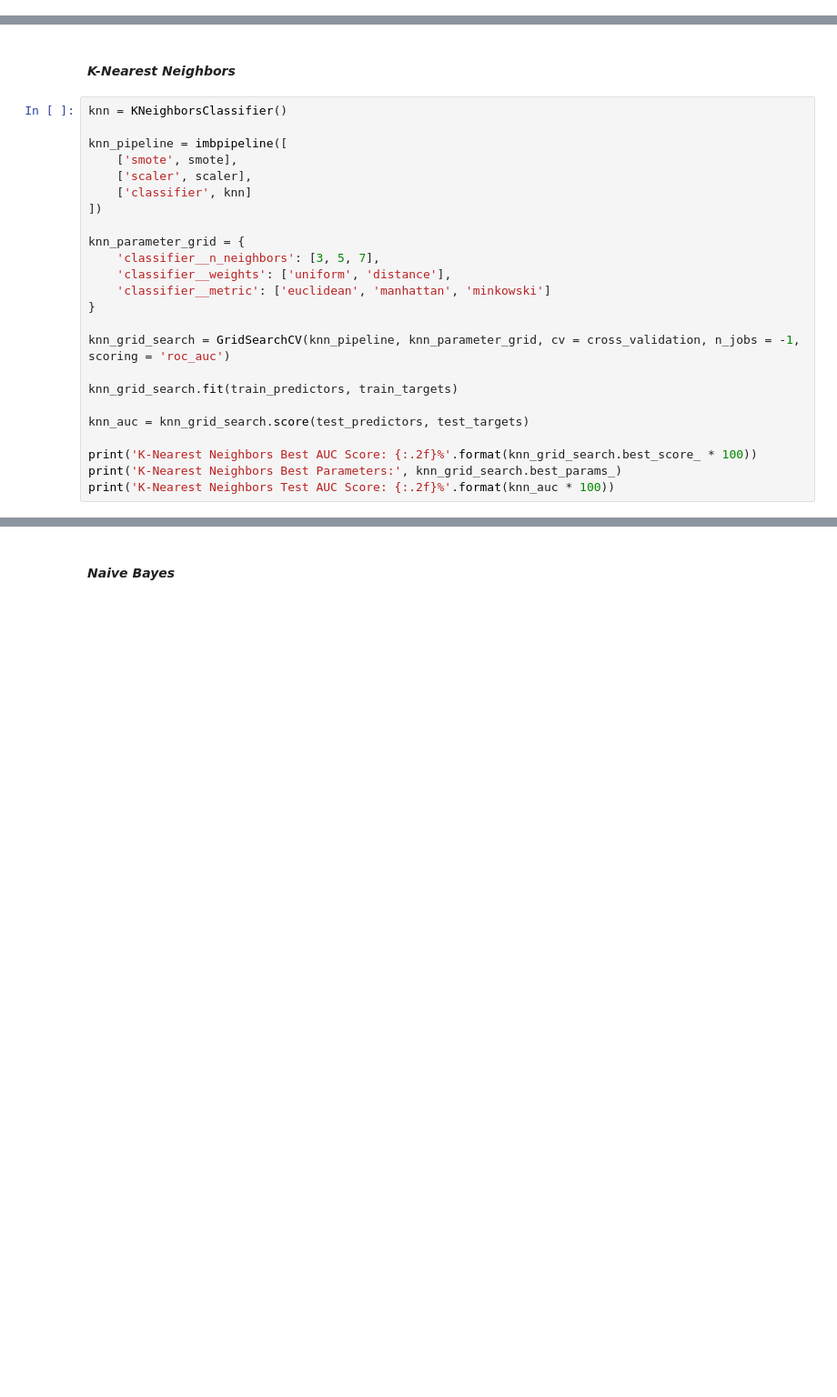
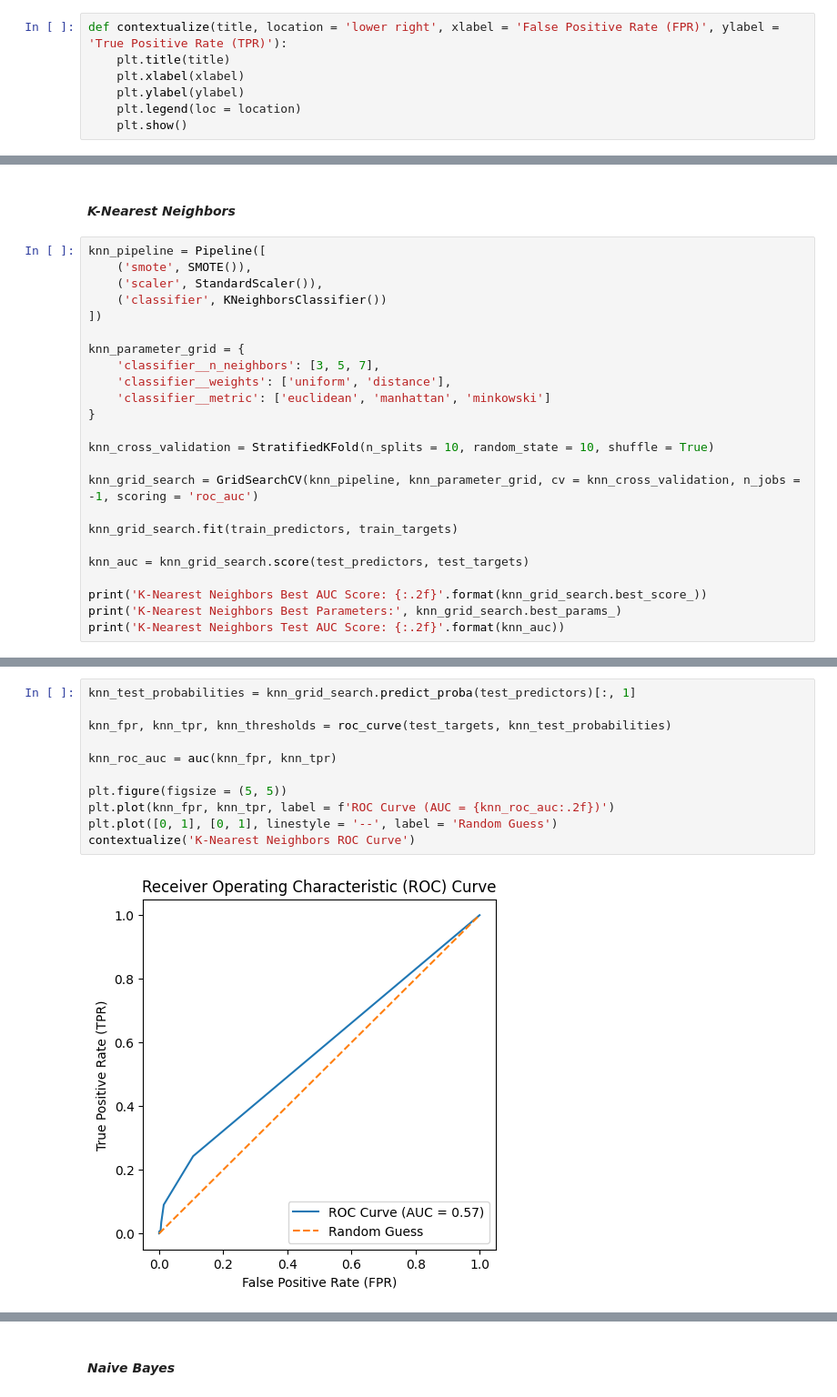
Before and after one commit to manelneto/fraud, a Jupyter notebook: task2.ipynb, the cells around one changed output, grey strips where cells are left out. Shown at 91% size. Drawn from its saved outputs; the diff is of its cells as text; blank space fills up the shorter version.

```diff
--- a/task2.ipynb
+++ b/task2.ipynb
@@ -70,16 +67,21 @@ O critério primordial de avaliação dos modelos será a área abaixo da curva
 
 Para além disso, serão calculadas as restantes métricas de avaliação (exatidão, precisão e *recall*), bem como visualizada a matriz de confusão, tendo em vista uma comparação completa e adequadamente fundamentada dos modelos.
+# %%
+def contextualize(title, location = 'lower right', xlabel = 'False Positive Rate (FPR)', ylabel = 'True Positive Rate (TPR)'):
+    plt.title(title)
+    plt.xlabel(xlabel)
+    plt.ylabel(ylabel)
+    plt.legend(loc = location)
+    plt.show()
 # %% [markdown]
 ### Construção dos Modelos
 # %% [markdown]
 #### *K-Nearest Neighbors*
 # %%
-knn = KNeighborsClassifier()
-
-knn_pipeline = imbpipeline([
-    ['smote', smote],
-    ['scaler', scaler],
-    ['classifier', knn]
+knn_pipeline = Pipeline([
+    ('smote', SMOTE()),
+    ('scaler', StandardScaler()),
+    ('classifier', KNeighborsClassifier())
 ])
 
 knn_parameter_grid = {
@@ -88,13 +90,15 @@ knn_parameter_grid = {
     'classifier__metric': ['euclidean', 'manhattan', 'minkowski']
 }
 
-knn_grid_search = GridSearchCV(knn_pipeline, knn_parameter_grid, cv = cross_validation, n_jobs = -1, scoring = 'roc_auc')
+knn_cross_validation = StratifiedKFold(n_splits = 10, random_state = 10, shuffle = True)
+
+knn_grid_search = GridSearchCV(knn_pipeline, knn_parameter_grid, cv = knn_cross_validation, n_jobs = -1, scoring = 'roc_auc')
 
 knn_grid_search.fit(train_predictors, train_targets)
 
 knn_auc = knn_grid_search.score(test_predictors, test_targets)
 
-print('K-Nearest Neighbors Best AUC Score: {:.2f}%'.format(knn_grid_search.best_score_ * 100))
+print('K-Nearest Neighbors Best AUC Score: {:.2f}'.format(knn_grid_search.best_score_))
 print('K-Nearest Neighbors Best Parameters:', knn_grid_search.best_params_)
-print('K-Nearest Neighbors Test AUC Score: {:.2f}%'.format(knn_auc * 100))
+print('K-Nearest Neighbors Test AUC Score: {:.2f}'.format(knn_auc))
 # %% [output]
@@ -103,0 +108,13 @@ K-Nearest Neighbors Test AUC Score: 57.14%
+# %%
+knn_test_probabilities = knn_grid_search.predict_proba(test_predictors)[:, 1]
+
+knn_fpr, knn_tpr, knn_thresholds = roc_curve(test_targets, knn_test_probabilities)
+
+knn_roc_auc = auc(knn_fpr, knn_tpr)
+
+plt.figure(figsize = (5, 5))
+plt.plot(knn_fpr, knn_tpr, label = f'ROC Curve (AUC = {knn_roc_auc:.2f})')
+plt.plot([0, 1], [0, 1], linestyle = '--', label = 'Random Guess')
+contextualize('K-Nearest Neighbors ROC Curve')
+# %% [output]
+[figure, added]
```
Also changed, not shown: parts of 34 cells of this notebook, 1 other file.
